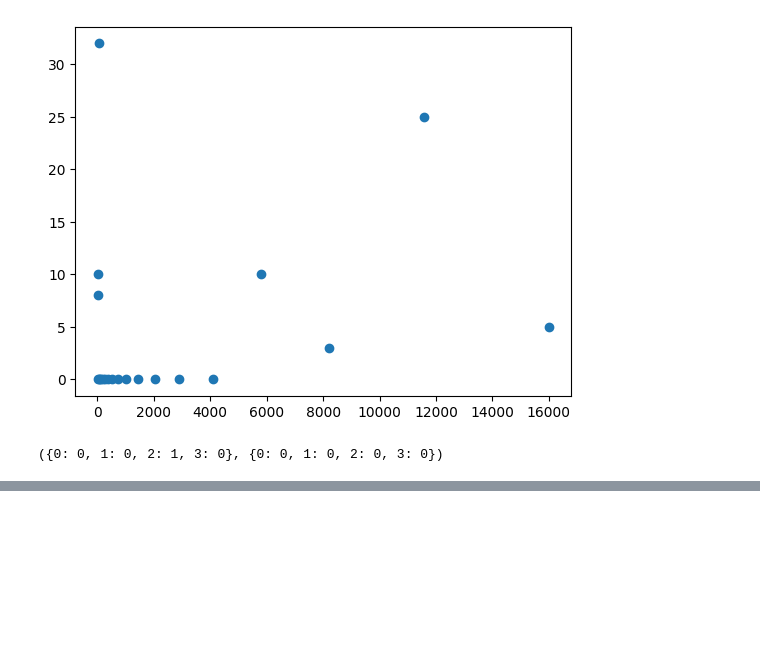
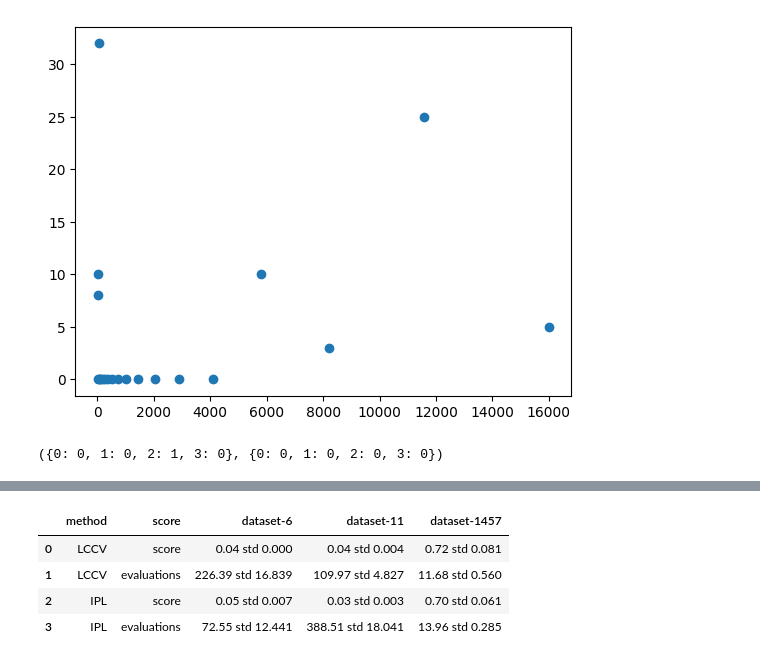
Before and after one commit to bramvaneerden/AutoML, a Jupyter notebook: A2/example.ipynb, the cells around one changed output, grey strips where cells are left out. Cells and saved outputs as stored; diff of their text form; code cells hidden in the pictures; blank space fills up the shorter version.

```diff
--- a/A2/example.ipynb
+++ b/A2/example.ipynb
@@ -232,0 +310,9 @@ test_dict, test_dict2
+# %%
+results3 = pd.read_csv('comparison_results.csv')
+results3
+# %% [output]
+|  | method | score | dataset-6 | dataset-11 | dataset-1457 |
+| 0 | LCCV | score | 0.04 std 0.000 | 0.04 std 0.004 | 0.72 std 0.081 |
+| 1 | LCCV | evaluations | 226.39 std 16.839 | 109.97 std 4.827 | 11.68 std 0.560 |
+| 2 | IPL | score | 0.05 std 0.007 | 0.03 std 0.003 | 0.70 std 0.061 |
+| 3 | IPL | evaluations | 72.55 std 12.441 | 388.51 std 18.041 | 13.96 std 0.285 |
```
Also changed, not shown: parts of 10 cells of this notebook, 16 other files.
